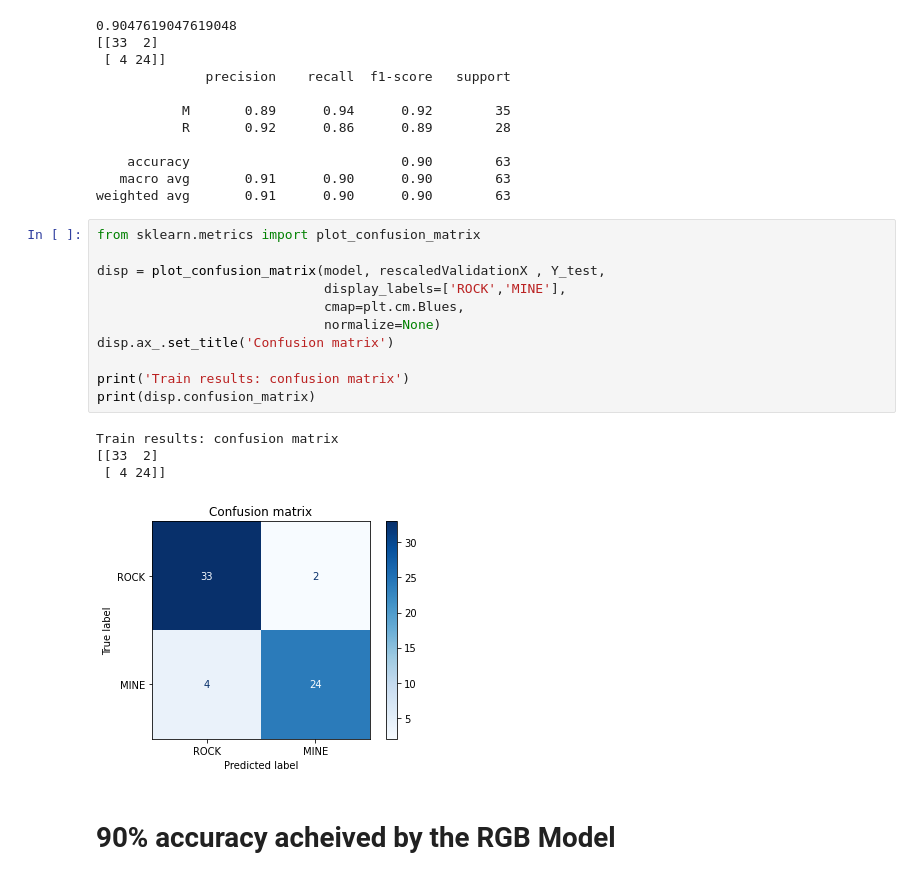
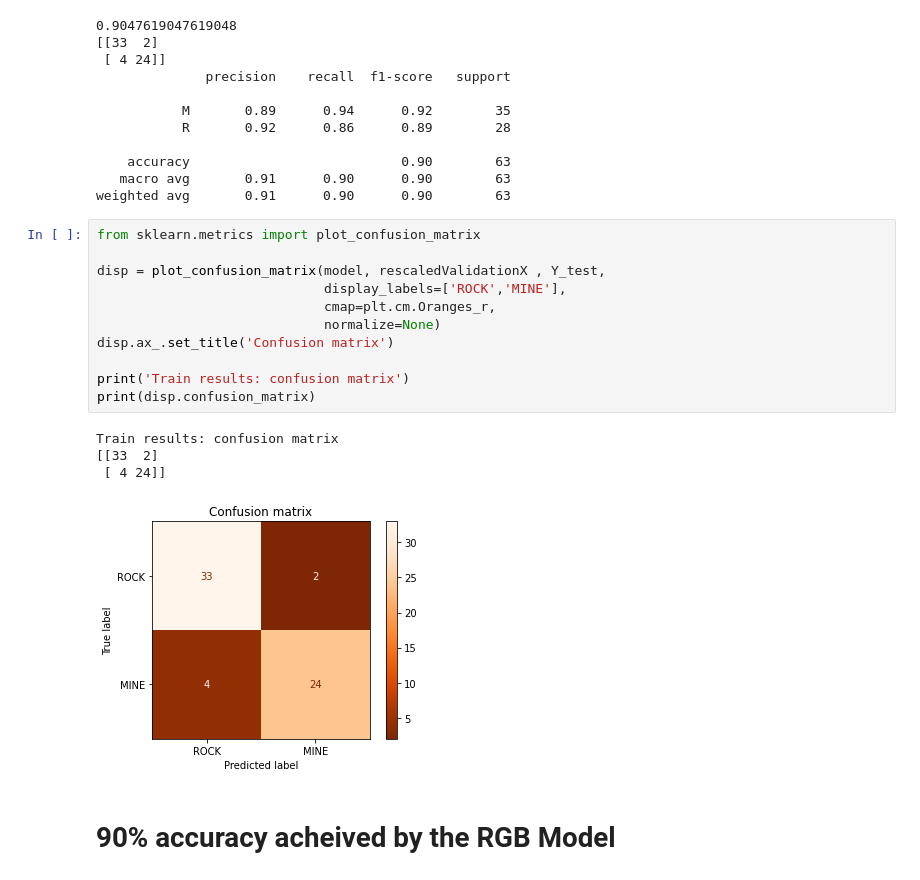
Before and after one commit to rohailkhan/Machine_learning_Python, a Jupyter notebook: Sonar_Data_Classification_Rocks_vs_Mines.ipynb, the cells around one changed output. Saved outputs shown, nothing was run; the diff lists cells and outputs as text.

```diff
--- a/Sonar_Data_Classification_Rocks_vs_Mines.ipynb
+++ b/Sonar_Data_Classification_Rocks_vs_Mines.ipynb
@@ -326,18 +326,18 @@ weighted avg       0.91      0.90      0.90        63
 # %%
 from sklearn.metrics import plot_confusion_matrix
 
 disp = plot_confusion_matrix(model, rescaledValidationX , Y_test,
                              display_labels=['ROCK','MINE'],
-                             cmap=plt.cm.Blues,
+                             cmap=plt.cm.Oranges_r,
                              normalize=None)
 disp.ax_.set_title('Confusion matrix')
 
 print('Train results: confusion matrix')
 print(disp.confusion_matrix)
 # %% [output]
 Train results: confusion matrix
 [[33  2]
  [ 4 24]]
-[figure, old version]
+[figure, new version]
 # %% [markdown]
 # **90% accuracy acheived by the RGB Model**
```
Also changed, not shown: parts of 7 cells of this notebook.
